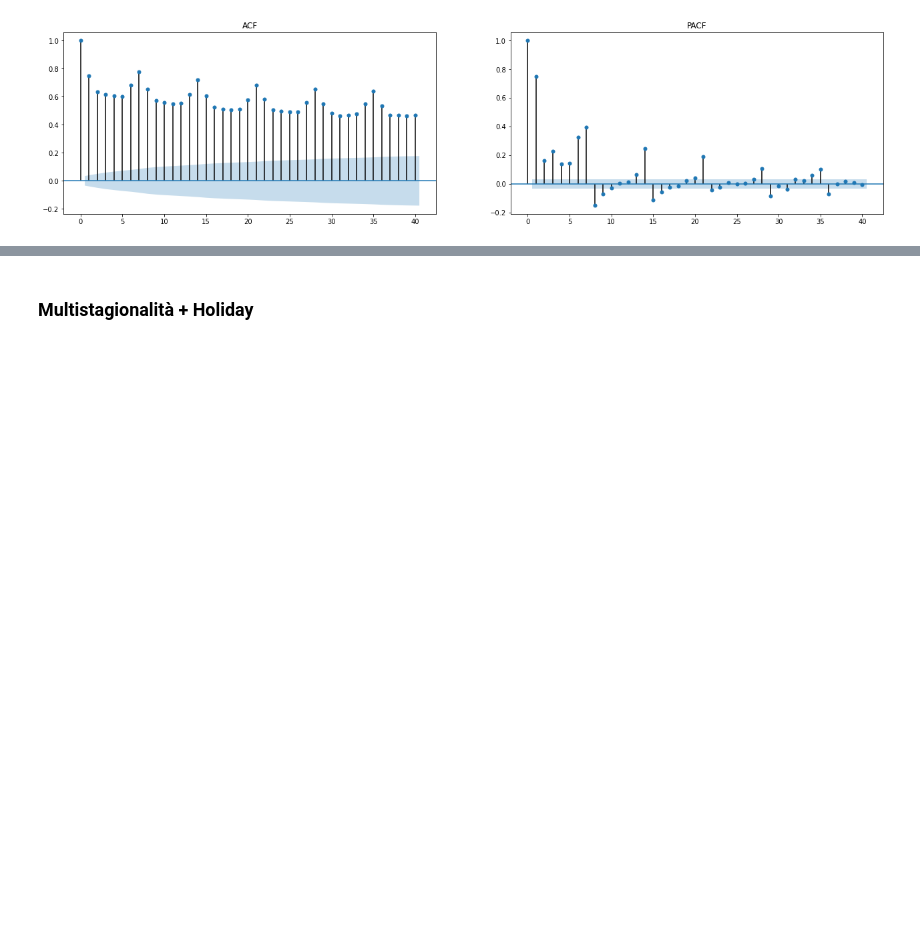
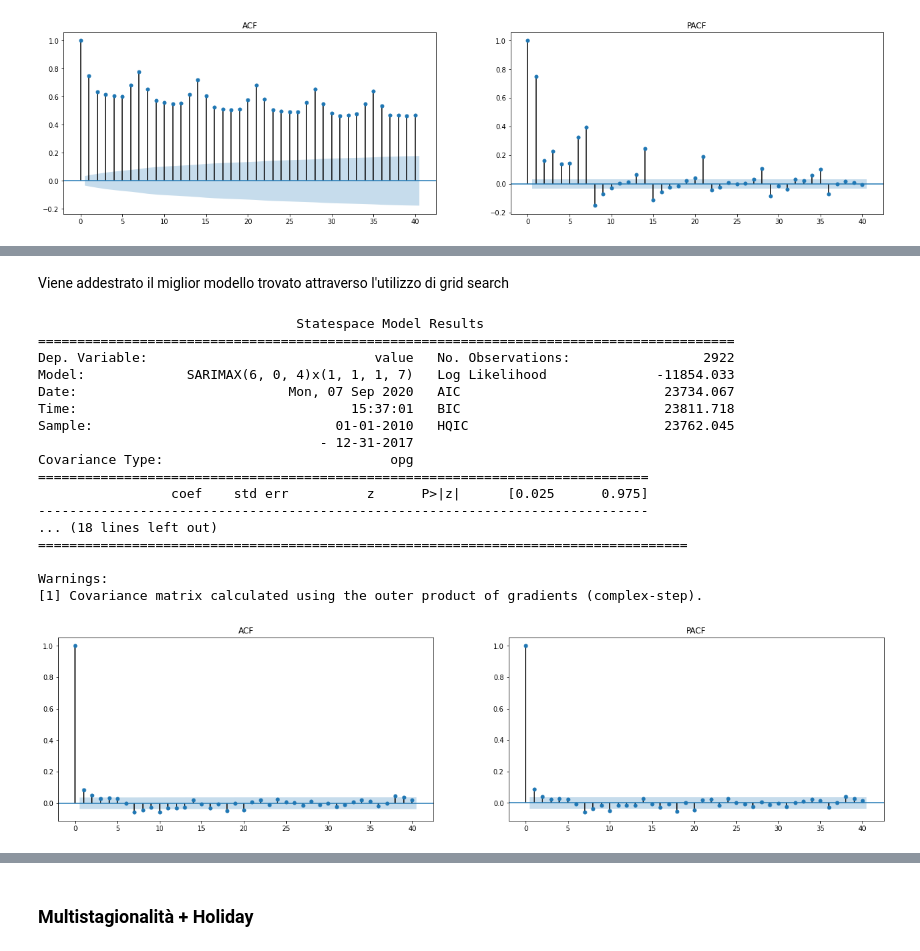
Before and after one commit to DarioCarolla/Time-Series-Analysis, a Jupyter notebook: SDMTAS_Project.ipynb, the cells around one changed output, grey strips where cells are left out. Saved outputs shown, nothing was run; the diff lists cells and outputs as text; code cells hidden in the pictures; blank space fills up the shorter version.

```diff
--- a/SDMTAS_Project.ipynb
+++ b/SDMTAS_Project.ipynb
@@ -285,9 +437,0 @@ Viene addestrato il miglior modello trovato attraverso l'utilizzo di greed searc
-# %%
-params = ((6,7))
-p = params[0]
-q = params[1]
-best_model = SARIMAX_def(train, p = p, d = 0, q = q, P = 1, D = 1, Q = 1, s = 7)
-print(best_model.summary())
-
-# plot ACF e PACF dei residui del modello
-ACF_PACF(best_model)
@@ -484,0 +442,19 @@ plt.plot(predicted_val_mean, color='green')
+# %%
+best_log = -999999
+for p in tqdm_notebook(range(7)):
+  for q in range(7):
+    # creazione del modello e fitting
+    model = SARIMAX_def(train, p = p, d = 0, q = q,
+                        P = 1, D = 1, Q = 1, s = 7)
+    # salvataggio della log-likelihood del modello
+    log = model.llf
+    # controllo della log-likelihood maggiore
+    if log >= best_log:
+      best_log = log
+      params = ((p,q))
+    print('Testing AR {} - MA {} ---- Best log-likelihood: {}, (BEST ARMA {})'.format(p, q, round(best_log, 2), params))
+
+print('----------------------------------------------------------------------------')
+print()
+print()
+print_bold('BEST AR {} - MA {},  with log-likelihood: {}'.format(params[0], params[1], best_log))
@@ -484,0 +475,30 @@ plt.plot(predicted_val_mean, color='green')
+# %% [markdown]
+Viene addestrato il miglior modello trovato attraverso l'utilizzo di grid search
+# %%
+p = params[0]
+q = params[1]
+best_model = SARIMAX_def(train, p = p, d = 0, q = q,
+                         P = 1, D = 1, Q = 1, s = 7)
+print(best_model.summary())
+
+# plot ACF e PACF dei residui del modello
+ACF_PACF(best_model)
+# %% [output]
+                                 Statespace Model Results
+=========================================================================================
+Dep. Variable:                             value   No. Observations:                 2922
+Model:             SARIMAX(6, 0, 4)x(1, 1, 1, 7)   Log Likelihood              -11854.033
+Date:                           Mon, 07 Sep 2020   AIC                          23734.067
+Time:                                   15:37:01   BIC                          23811.718
+Sample:                               01-01-2010   HQIC                         23762.045
+                                    - 12-31-2017
+Covariance Type:                             opg
+==============================================================================
+                 coef    std err          z      P>|z|      [0.025      0.975]
+------------------------------------------------------------------------------
+... (18 lines left out)
+===================================================================================
+
+Warnings:
+[1] Covariance matrix calculated using the outer product of gradients (complex-step).
+[figure, added]
```
Also changed, not shown: parts of 157 cells of this notebook.
